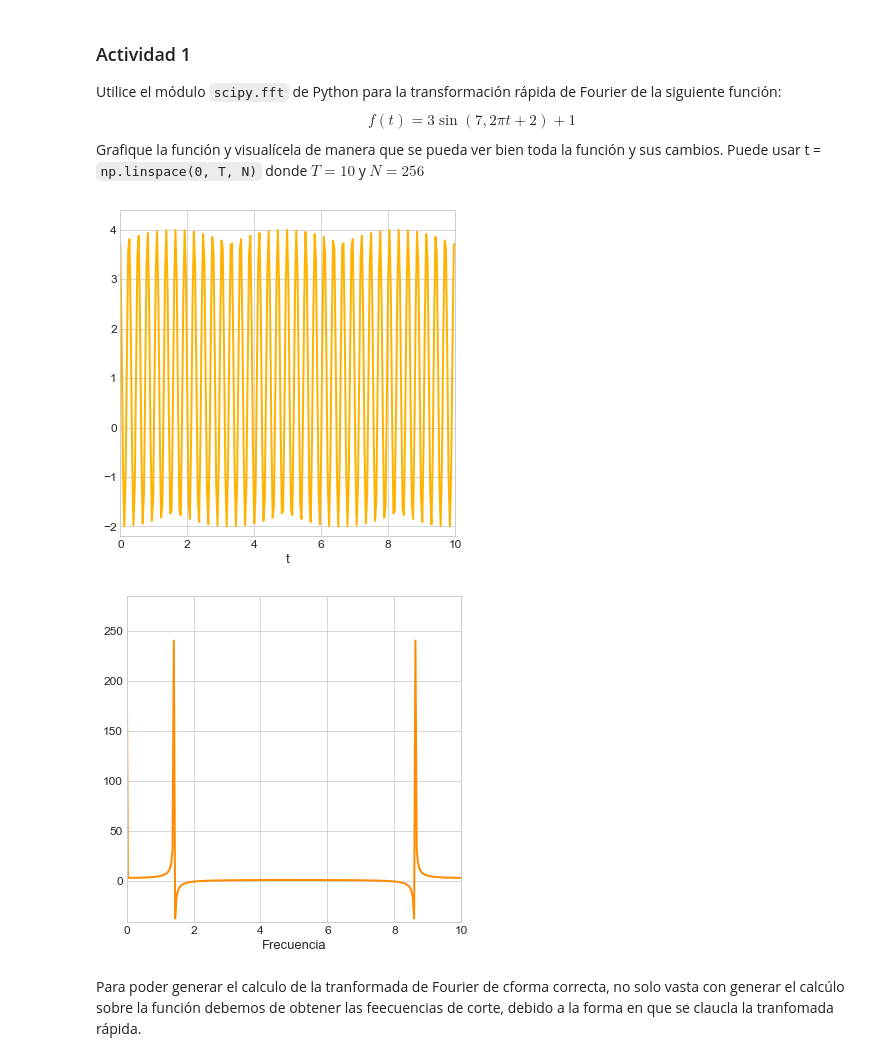
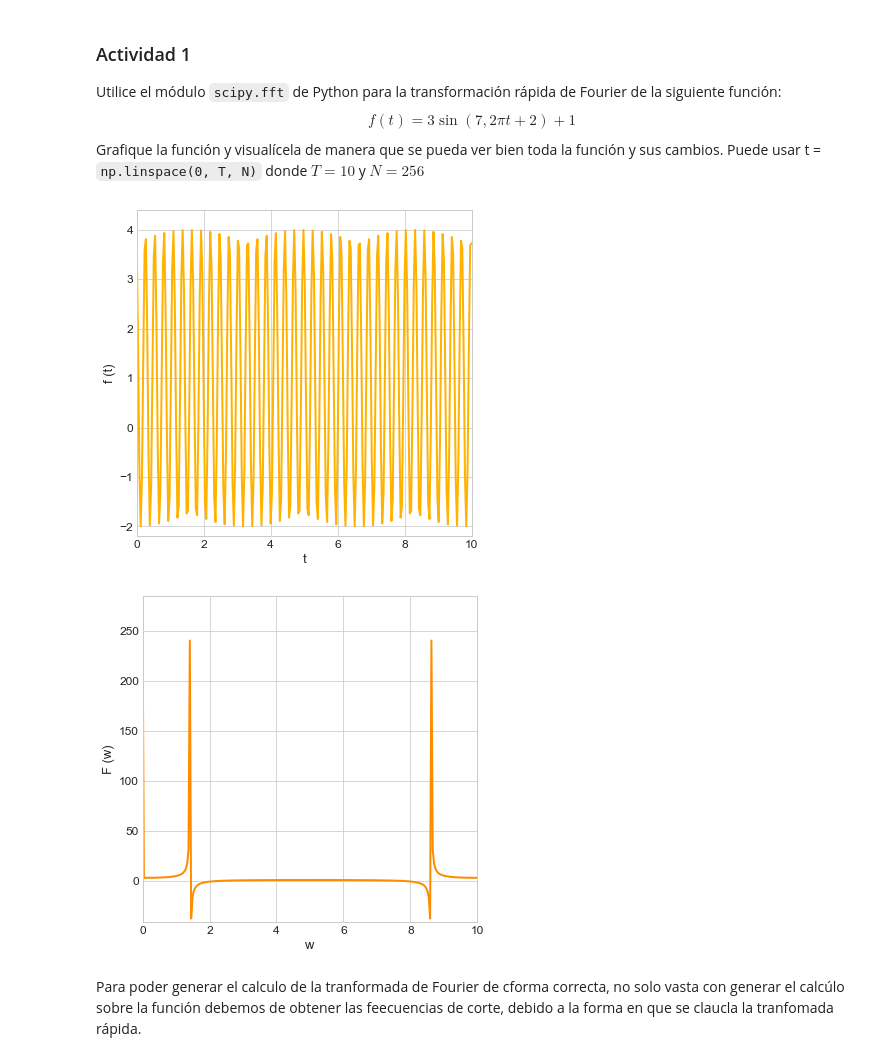
Before and after one commit to danielfrgs/2022_1-Visualizacion-Informacion, a Jupyter notebook: Tareas/T3/T3_FragosoAlvaradoDaniel.ipynb, the cells around one changed output. Cells and saved outputs as stored; diff of their text form; code cells hidden in the pictures.

```diff
--- a/Tareas/T3/T3_FragosoAlvaradoDaniel.ipynb
+++ b/Tareas/T3/T3_FragosoAlvaradoDaniel.ipynb
@@ -42,32 +42,33 @@ def fun(t):
 # %%
 # Grafiquemos:
 
 plt.style.use('seaborn-whitegrid') #classic
 
 plt.figure(figsize=(6,6))
 
 # Sisguiendo la sugerencia de la tarea:
 t = np.linspace(0, 10, 256)
 f = fun(t)
 
 # Debido a los límites actuales la figura se puede mostrar un poco ajustada,
 # Cambiamos los límites con el fin de ver con claridad todos los puntos.
 pl.xlim(t.min() * 1.1, t.max() * 1)
 pl.ylim(f.min() * 1.1, f.max() * 1.1)
 
 # Graficar la función coseno con una línea discontinua azul de 2.5 pixeles de grosor
 pl.plot(t, f, color="#FFB200", linewidth=2, linestyle="-", label="f(t)")
 
 plt.xlabel("t", fontsize = 13)
+plt.ylabel("f (t)", fontsize = 13)
 
 ax = pl.gca()
 for label in ax.get_xticklabels() + ax.get_yticklabels():
     label.set_fontsize(12)
 
-
+pl.savefig('Images/T3_1_a.pdf')
 pl.show()
 # %% [output]
-[figure, old version]
+[figure, new version]
 # %%
 # Ahora realicemos la transformación
 # Grafiquemos:
@@ -86,15 +87,17 @@ pl.ylim(f.min() * 1.1, f.max() * 1.1)
 # Graficar la función coseno con una línea discontinua azul de 2.5 pixeles de grosor
 pl.plot(t, f, color="#FF8B00", linewidth=2, linestyle="-", label="f(t)")
 
-plt.xlabel("Frecuencia", fontsize = 13)
+plt.xlabel("w", fontsize = 13)
+plt.ylabel("F (w)", fontsize = 13)
 
 ax = pl.gca()
 for label in ax.get_xticklabels() + ax.get_yticklabels():
     label.set_fontsize(12)
 
+pl.savefig('Images/T3_1_b.pdf')
 pl.show()
 # %% [output]
-[figure, old version]
+[figure, new version]
 # %% [markdown]
 Para poder generar el calculo de la tranformada de Fourier de cforma correcta, no solo vasta con generar el calcúlo sobre la función debemos de obtener las feecuencias de corte, debido a la forma en que se claucla la tranfomada rápida.
 # %%
```
Also changed, not shown: parts of 7 cells of this notebook.
